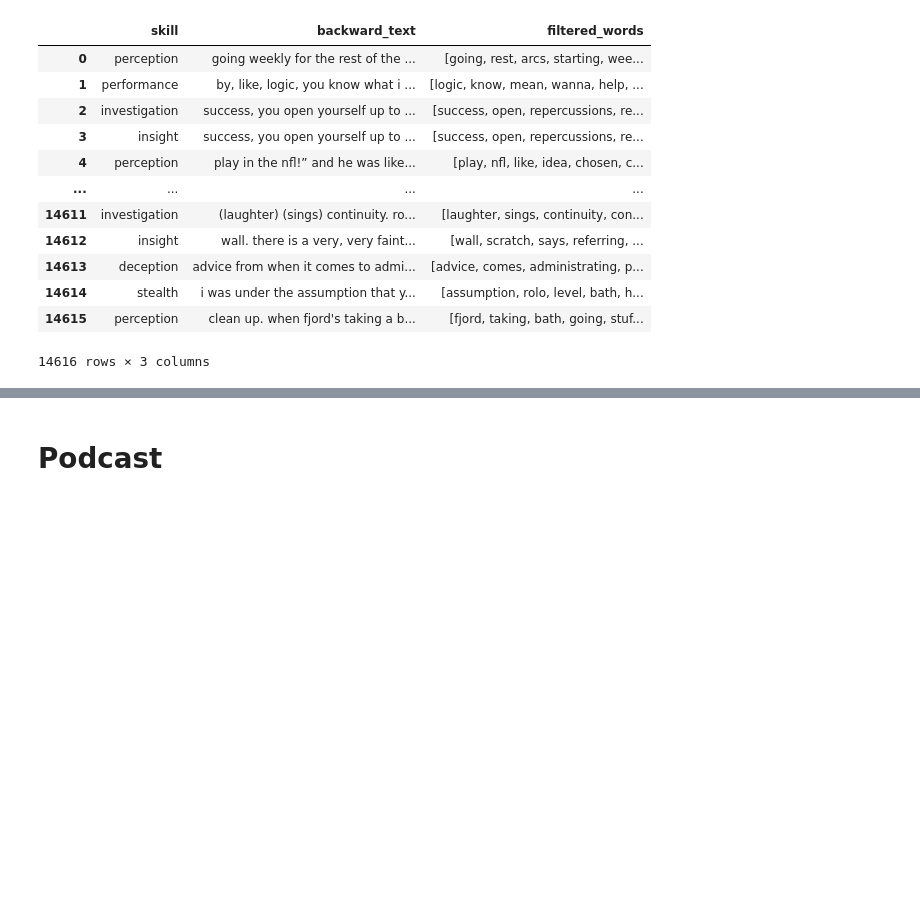
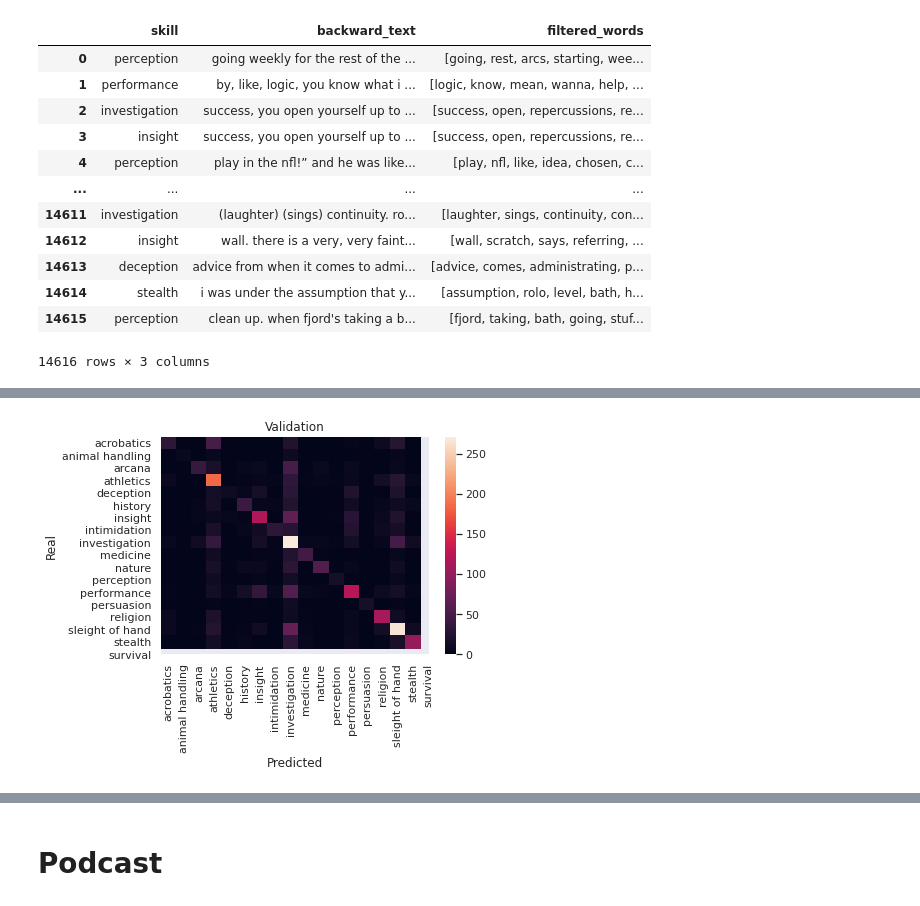
Before and after one commit to xRiku/rpg-skill-evaluation, a Jupyter notebook: analysis/skill_evaluation.ipynb, the cells around one changed output, grey strips where cells are left out. Drawn from its saved outputs; the diff is of its cells as text; code cells hidden in the pictures; blank space fills up the shorter version.

```diff
--- a/analysis/skill_evaluation.ipynb
+++ b/analysis/skill_evaluation.ipynb
@@ -323,0 +383,2 @@ nlp_vs_ordinary(concatenated_df)
+# %%
+X_train, X_test, y_train, y_test = train_test_split(bow_tfidf, concatenated_df['skill'], test_size=0.3, random_state = 42)
@@ -323,0 +397,5 @@ nlp_vs_ordinary(concatenated_df)
+# %%
+clf = RandomForestClassifier(n_estimators=200)
+clf = clf.fit(X_train, y_train)
+# %%
+y_pred = clf.predict(X_test)
@@ -323,0 +422,11 @@ nlp_vs_ordinary(concatenated_df)
+# %%
+def plot_confusion_matrix(lst_skills, title, reals, predictions):
+        ax = plt.axes()
+        sns.heatmap(confusion_matrix(reals, predictions), xticklabels=lst_skills, yticklabels=lst_skills, ax=ax)
+        ax.set_title(title)
+        ax.set_ylabel('Real')
+        ax.set_xlabel('Predicted')
+# %%
+plot_confusion_matrix(skill_list, 'Validation', y_test, y_pred)
+# %% [output]
+[figure, added]
```
Also changed, not shown: parts of 26 cells of this notebook.
